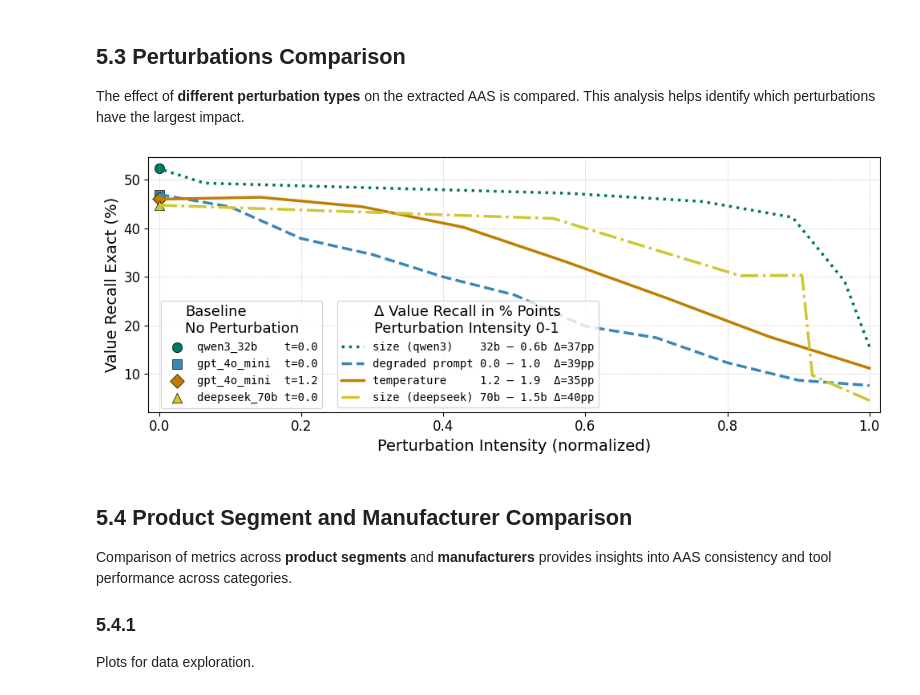
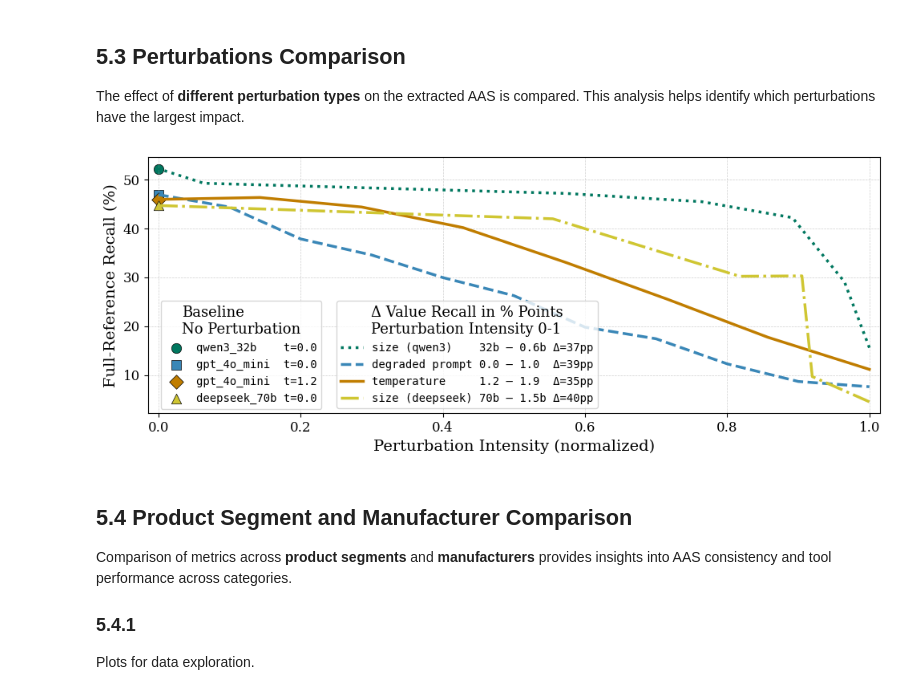
Before and after one commit to janek-gross/experiments, a Jupyter notebook: notebooks/5_Metrics_Evaluation.ipynb, the cells around one changed output. Saved outputs shown, nothing was run; the diff lists cells and outputs as text; code cells hidden in the pictures.

Commit message:
chore(plots): updating plots

```diff
--- a/notebooks/5_Metrics_Evaluation.ipynb
+++ b/notebooks/5_Metrics_Evaluation.ipynb
@@ -167,7 +167,7 @@ A grid search over similarity thresholds is performed to evaluate how different
 # %%
 
 result_dfs_dict = {}
-for high_thresh in list(np.linspace(0.5,1.0,51)): # Repeat calculations in steps of 0.1.
+for high_thresh in list(np.linspace(0.3,0.49,20)): # Repeat calculations in steps of 0.1.
     high_thresh = float(high_thresh)
     result_dfs = {}
 
@@ -197,7 +197,7 @@ for high_thresh in list(np.linspace(0.5,1.0,51)): # Repeat calculations in steps
         result_dfs[key] = pd.concat(updated_rows, ignore_index=True)
     result_dfs_dict[high_thresh]=result_dfs
 
-grid_search_path = os.path.join(processing_path, 'threshold_grid_search1.pkl')
+grid_search_path = os.path.join(processing_path, 'threshold_grid_search.pkl')
 with open(grid_search_path, "wb") as f:
     pickle.dump(result_dfs_dict, f)
 # %% [markdown]
@@ -207,14 +207,14 @@ Correlations are computed to determine how well each metric responds to increasi
 Higher correlation indicates that the metric is more effective in capturing the impact of perturbations.
 # %%
 import pickle
-grid_search_path = os.path.join(processing_path, 'threshold_grid_search1.pkl')#grid_search.pkl')
+grid_search_path = os.path.join(processing_path, 'threshold_grid_search.pkl')
 with open(grid_search_path, "rb") as f:
     result_dfs_dict = pickle.load(f)
 # %%
 # metrics selected for evaluation out of all computed metrics
 metrics = [
 #  'total_reference_properties',
- 'total_generated_properties',
+#  'total_generated_properties',
 #  'total_property_count_difference_raw',
 #  'total_property_count_abs_difference_raw',
 #  'one_to_one_matches',
@@ -360,14 +360,5 @@ for metric in metrics:
             best_threshold = high_thresh
     thresholds[metric] = (best_threshold, best_corr)
 
-# find metric with the highest correlation overall
-best_metric, (best_threshold, best_corr) = max(
-    thresholds.items(), key=lambda x: x[1][1]
-)
-
-print(f"Highest correlation: {best_corr}")
-print(f"Threshold: {best_threshold}")
-print(f"Metric: {best_metric}")
-result_dfs = result_dfs_dict[best_threshold] # 0.88
-pivot_df = pivot_dfs[best_threshold]
+thresholds
 # %% [output]
@@ -510,7 +820,7 @@ linestyles = {
 }
 
 # Create figure
-metric = 'value_recall_1to1'
+metric = 'value_recall_embed'
 fig = plt.figure(figsize=(10, 4))
 ax = fig.gca()
 
@@ -564,10 +874,10 @@ for key in plot_order:
 
 # Baseline values (aligned with same order)
 baseline_means = {
-    'qwen3_32b': result_dfs['qwen3'][result_dfs['qwen3']['parameters'] == 32]['value_recall_1to1'].mean(),
-    'gpt_4o_mini_t0': result_dfs['prompt'][result_dfs['prompt']['prompt_degradation_intensity'] == 0.0]['value_recall_1to1'].mean(),
-    'gpt_4o_mini_t1.2': result_dfs['temperature'][result_dfs['temperature']['temperature'] == 1.2]['value_recall_1to1'].mean(),
-    'deepseek_70b': result_dfs['deepseek'][result_dfs['deepseek']['parameters'] == 70]['value_recall_1to1'].mean(),
+    'qwen3_32b': result_dfs['qwen3'][result_dfs['qwen3']['parameters'] == 32]['value_recall_embed'].mean(),
+    'gpt_4o_mini_t0': result_dfs['prompt'][result_dfs['prompt']['prompt_degradation_intensity'] == 0.0]['value_recall_embed'].mean(),
+    'gpt_4o_mini_t1.2': result_dfs['temperature'][result_dfs['temperature']['temperature'] == 1.2]['value_recall_embed'].mean(),
+    'deepseek_70b': result_dfs['deepseek'][result_dfs['deepseek']['parameters'] == 70]['value_recall_embed'].mean(),
 }
 
 baseline_labels = {
@@ -607,35 +917,35 @@ legend1 = ax.legend(line_handles, line_labels,
                     fontsize=12, title_fontsize=13,
                     prop={'family': 'monospace'},
                     loc='upper left',
                     bbox_to_anchor=(0.25, 0.46))
 ax.add_artist(legend1)
 
 # Legend for baseline markers
 legend2 = ax.legend(marker_handles, [baseline_labels[k] for k in baseline_keys],
                     title='Baseline\nNo Perturbation',
                     fontsize=12, title_fontsize=13,
                     prop={'family': 'monospace'},
                     loc='upper left',
                     bbox_to_anchor=(0.01, 0.46))
 
 # Axis formatting
 ax.set_xlabel("Perturbation Intensity (normalized)", fontsize=14)
-ax.set_ylabel("Value Recall Exact (%)", fontsize=14)
+ax.set_ylabel("Full-Reference Recall (%)", fontsize=14)
 ax.tick_params(axis='both', which='major', labelsize=12)
 
 # Grid
 ax.grid(True, which='major', linestyle='--', linewidth=0.5, alpha=0.6)
 
 plt.rcParams['font.family'] = 'serif'
 
 # Tight layout and export
 ax.set_xlim(-0.015, 1.015)
 plt.tight_layout()
 # plt.savefig("value_recall_perturbation.pdf", dpi=300, bbox_inches='tight')
 plt.savefig(r"figure5.svg", dpi=300, bbox_inches="tight")
 plt.show()
 # %% [output]
-[figure, old version]
+[figure, new version]
 # %% [markdown]
 ## 5.4 Product Segment and Manufacturer Comparison
 
```
Also changed, not shown: parts of 8 cells of this notebook, 2 other files.
